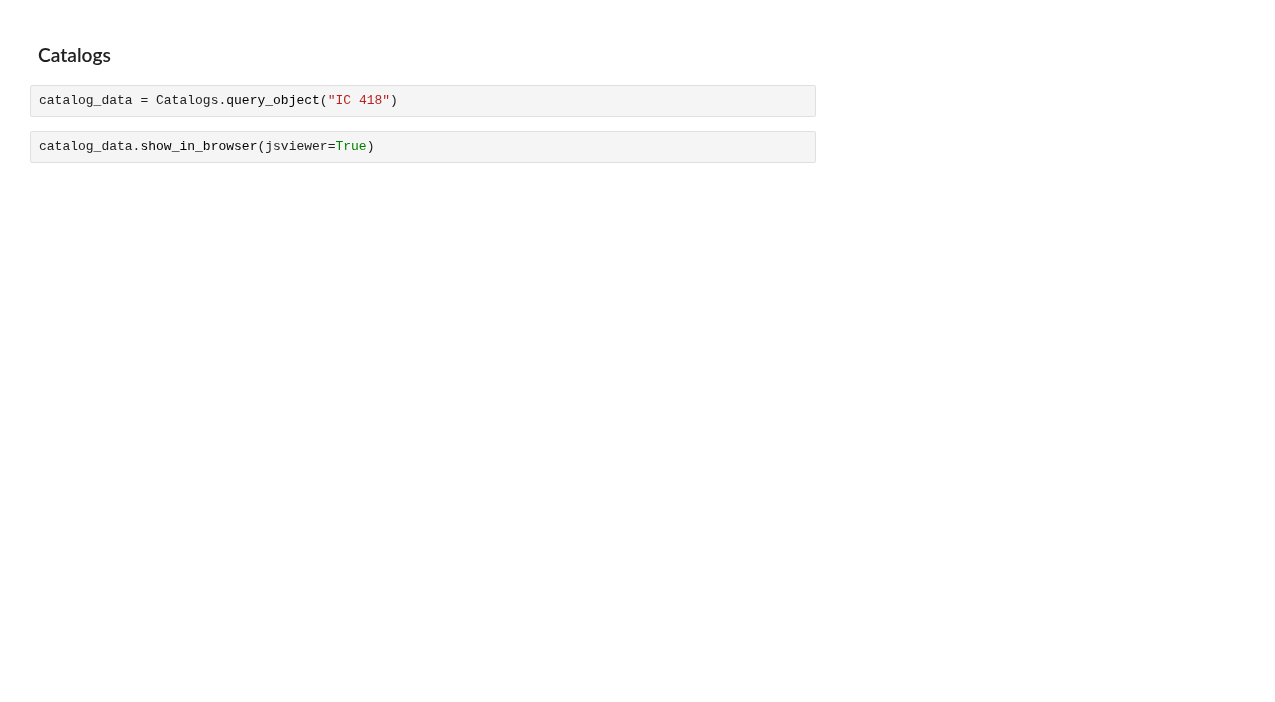
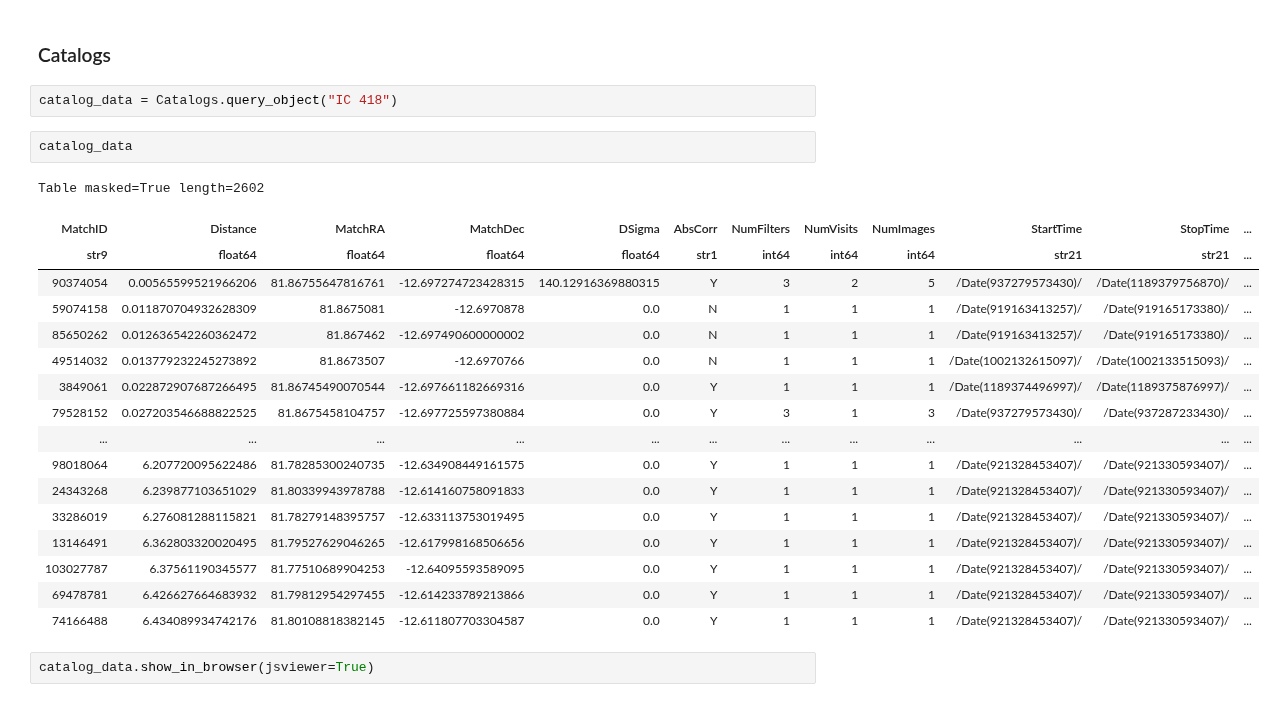
Before and after one commit to Morisset/Python-lectures-Notebooks, a Jupyter notebook: Notebooks/Using_astroquery.ipynb, the cells around one changed output. Drawn from its saved outputs; the diff is of its cells as text; blank space fills up the shorter version.

```diff
--- a/Notebooks/Using_astroquery.ipynb
+++ b/Notebooks/Using_astroquery.ipynb
@@ -130,5 +140,25 @@ Table length=3
 ### Catalogs
 # %%
 catalog_data = Catalogs.query_object("IC 418")
+# %%
+catalog_data
+# %% [output]
+Table masked=True length=2602
+| MatchID | Distance | MatchRA | MatchDec | DSigma | AbsCorr | NumFilters | NumVisits | NumImages | StartTime | StopTime | ... |
+| str9 | float64 | float64 | float64 | float64 | str1 | int64 | int64 | int64 | str21 | str21 | ... |
+| 90374054 | 0.00565599521966206 | 81.86755647816761 | -12.697274723428315 | 140.12916369880315 | Y | 3 | 2 | 5 | /Date(937279573430)/ | /Date(1189379756870)/ | ... |
+| 59074158 | 0.011870704932628309 | 81.8675081 | -12.6970878 | 0.0 | N | 1 | 1 | 1 | /Date(919163413257)/ | /Date(919165173380)/ | ... |
+| 85650262 | 0.012636542260362472 | 81.867462 | -12.697490600000002 | 0.0 | N | 1 | 1 | 1 | /Date(919163413257)/ | /Date(919165173380)/ | ... |
+| 49514032 | 0.013779232245273892 | 81.8673507 | -12.6970766 | 0.0 | N | 1 | 1 | 1 | /Date(1002132615097)/ | /Date(1002133515093)/ | ... |
+| 3849061 | 0.022872907687266495 | 81.86745490070544 | -12.697661182669316 | 0.0 | Y | 1 | 1 | 1 | /Date(1189374496997)/ | /Date(1189375876997)/ | ... |
+| 79528152 | 0.027203546688822525 | 81.8675458104757 | -12.697725597380884 | 0.0 | Y | 3 | 1 | 3 | /Date(937279573430)/ | /Date(937287233430)/ | ... |
+| ... | ... | ... | ... | ... | ... | ... | ... | ... | ... | ... | ... |
+| 98018064 | 6.207720095622486 | 81.78285300240735 | -12.634908449161575 | 0.0 | Y | 1 | 1 | 1 | /Date(921328453407)/ | /Date(921330593407)/ | ... |
+| 24343268 | 6.239877103651029 | 81.80339943978788 | -12.614160758091833 | 0.0 | Y | 1 | 1 | 1 | /Date(921328453407)/ | /Date(921330593407)/ | ... |
+| 33286019 | 6.276081288115821 | 81.78279148395757 | -12.633113753019495 | 0.0 | Y | 1 | 1 | 1 | /Date(921328453407)/ | /Date(921330593407)/ | ... |
+| 13146491 | 6.362803320020495 | 81.79527629046265 | -12.617998168506656 | 0.0 | Y | 1 | 1 | 1 | /Date(921328453407)/ | /Date(921330593407)/ | ... |
+| 103027787 | 6.37561190345577 | 81.77510689904253 | -12.64095593589095 | 0.0 | Y | 1 | 1 | 1 | /Date(921328453407)/ | /Date(921330593407)/ | ... |
+| 69478781 | 6.426627664683932 | 81.79812954297455 | -12.614233789213866 | 0.0 | Y | 1 | 1 | 1 | /Date(921328453407)/ | /Date(921330593407)/ | ... |
+| 74166488 | 6.434089934742176 | 81.80108818382145 | -12.611807703304587 | 0.0 | Y | 1 | 1 | 1 | /Date(921328453407)/ | /Date(921330593407)/ | ... |
 # %%
 catalog_data.show_in_browser(jsviewer=True)
```
Also changed, not shown: parts of 10 cells of this notebook, 2 other files.
